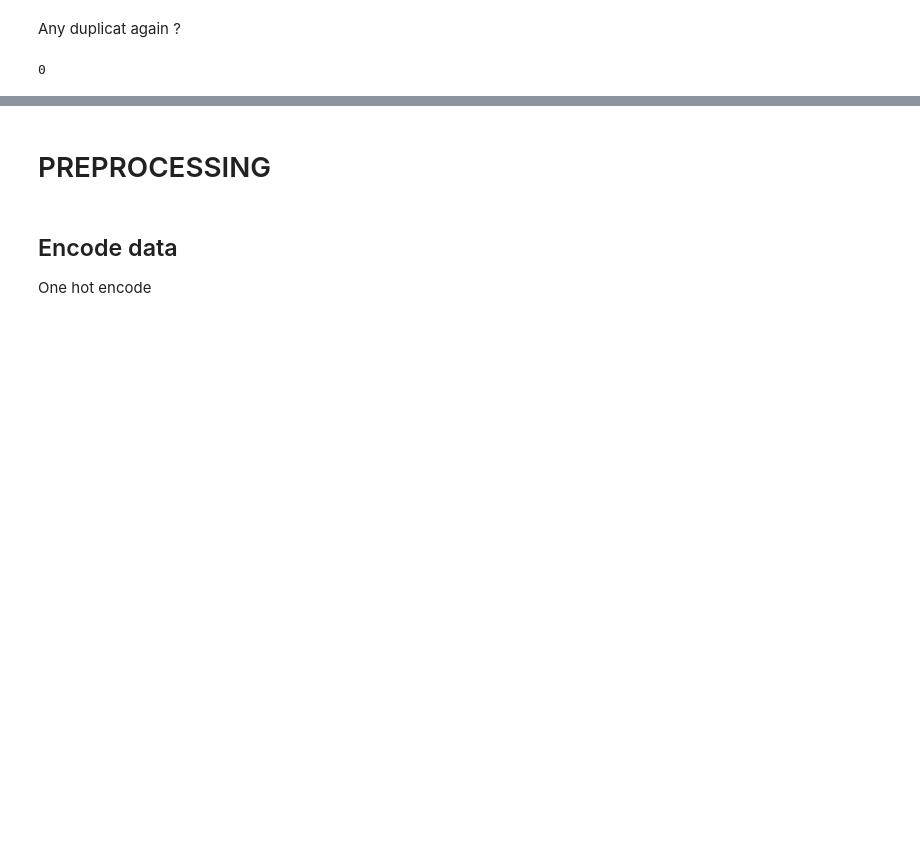
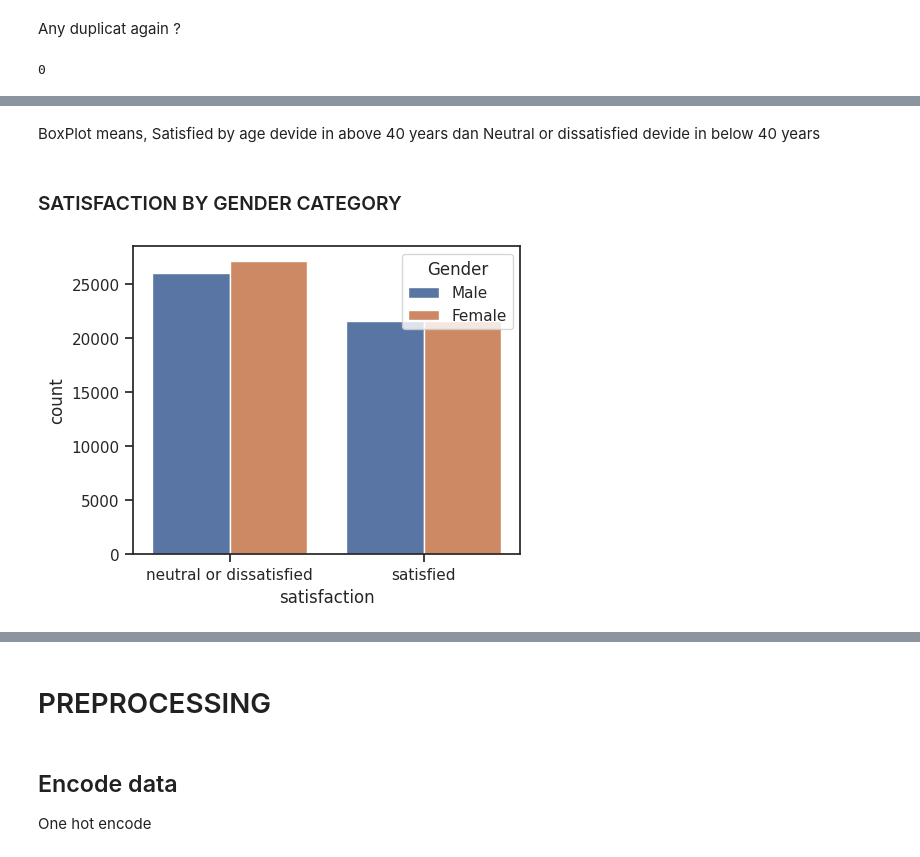
Before and after one commit to Vikry99/Final_Project, a Jupyter notebook: Final_Project_Anaconda.ipynb, the cells around one changed output, grey strips where cells are left out. Drawn from its saved outputs; the diff is of its cells as text; code cells hidden in the pictures; blank space fills up the shorter version.

```diff
--- a/Final_Project_Anaconda.ipynb
+++ b/Final_Project_Anaconda.ipynb
@@ -186,0 +179,15 @@ Penjelasan mengenai data diatas
+# %% [markdown]
+BoxPlot means, Satisfied by age devide in above 40 years dan Neutral or dissatisfied devide in below 40 years
+# %% [markdown]
+### SATISFACTION BY GENDER CATEGORY
+# %%
+# Create subplots for multiple plots
+fig, axes = plt.subplots(nrows=1, ncols=1, figsize=(5,4))
+
+# Plot the relationships between satisfaction and other variables
+sns.countplot(x="satisfaction", hue="Gender", data=df)
+
+# Display the plots
+plt.show()
+# %% [output]
+[figure, added]
```
Also changed, not shown: parts of 21 cells of this notebook.
